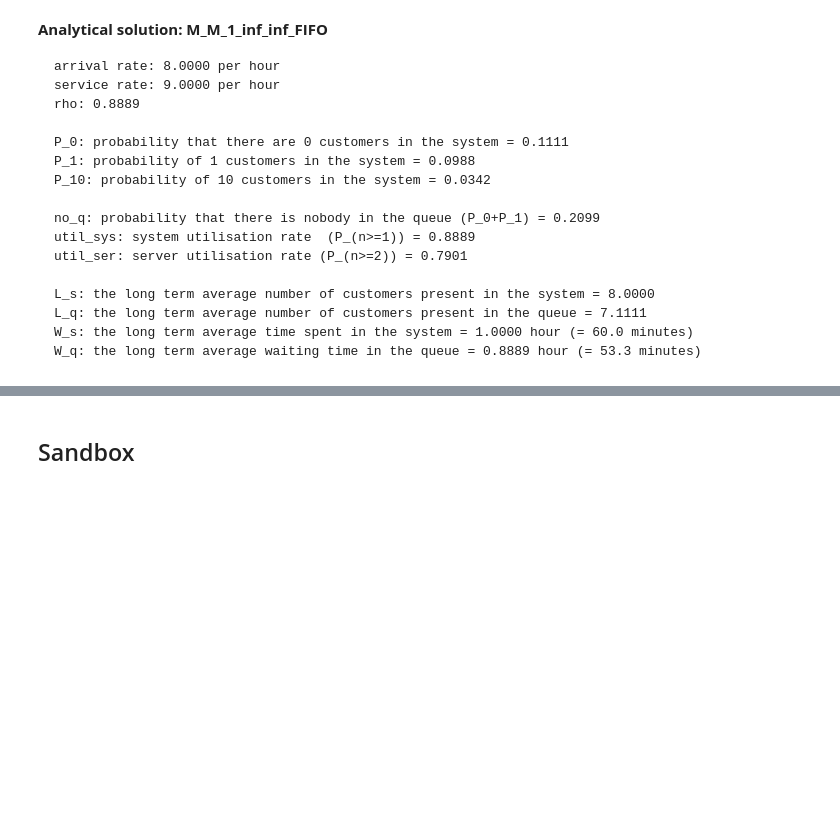
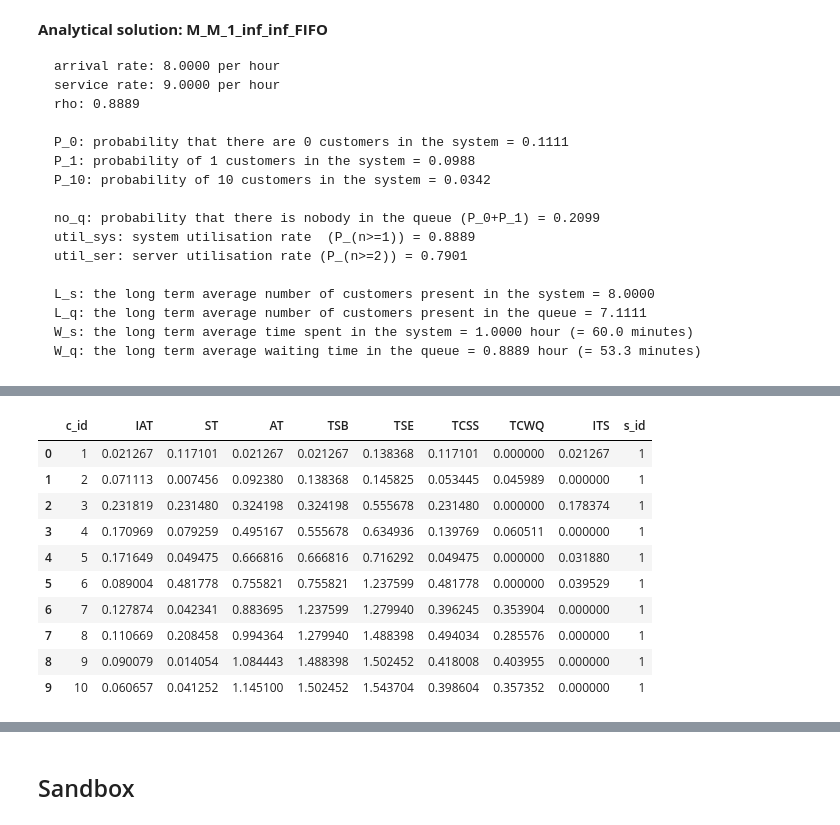
Before and after one commit to TUDelft-CITG/OpenQTSim, a Jupyter notebook: notebooks/Queueing theory - M M 1 example.ipynb, the cells around one changed output, grey strips where cells are left out. Drawn from its saved outputs; the diff is of its cells as text; code cells hidden in the pictures; blank space fills up the shorter version.

```diff
--- a/notebooks/Queueing theory - M M 1 example.ipynb
+++ b/notebooks/Queueing theory - M M 1 example.ipynb
@@ -99,0 +88,14 @@ ax.legend(loc='upper right')
+# %%
+df.head(10)
+# %% [output]
+|  | c_id | IAT | ST | AT | TSB | TSE | TCSS | TCWQ | ITS | s_id |
+| 0 | 1 | 0.021267 | 0.117101 | 0.021267 | 0.021267 | 0.138368 | 0.117101 | 0.000000 | 0.021267 | 1 |
+| 1 | 2 | 0.071113 | 0.007456 | 0.092380 | 0.138368 | 0.145825 | 0.053445 | 0.045989 | 0.000000 | 1 |
+| 2 | 3 | 0.231819 | 0.231480 | 0.324198 | 0.324198 | 0.555678 | 0.231480 | 0.000000 | 0.178374 | 1 |
+| 3 | 4 | 0.170969 | 0.079259 | 0.495167 | 0.555678 | 0.634936 | 0.139769 | 0.060511 | 0.000000 | 1 |
+| 4 | 5 | 0.171649 | 0.049475 | 0.666816 | 0.666816 | 0.716292 | 0.049475 | 0.000000 | 0.031880 | 1 |
+| 5 | 6 | 0.089004 | 0.481778 | 0.755821 | 0.755821 | 1.237599 | 0.481778 | 0.000000 | 0.039529 | 1 |
+| 6 | 7 | 0.127874 | 0.042341 | 0.883695 | 1.237599 | 1.279940 | 0.396245 | 0.353904 | 0.000000 | 1 |
+| 7 | 8 | 0.110669 | 0.208458 | 0.994364 | 1.279940 | 1.488398 | 0.494034 | 0.285576 | 0.000000 | 1 |
+| 8 | 9 | 0.090079 | 0.014054 | 1.084443 | 1.488398 | 1.502452 | 0.418008 | 0.403955 | 0.000000 | 1 |
+| 9 | 10 | 0.060657 | 0.041252 | 1.145100 | 1.502452 | 1.543704 | 0.398604 | 0.357352 | 0.000000 | 1 |
```
Also changed, not shown: parts of 11 cells of this notebook, 3 other files.
